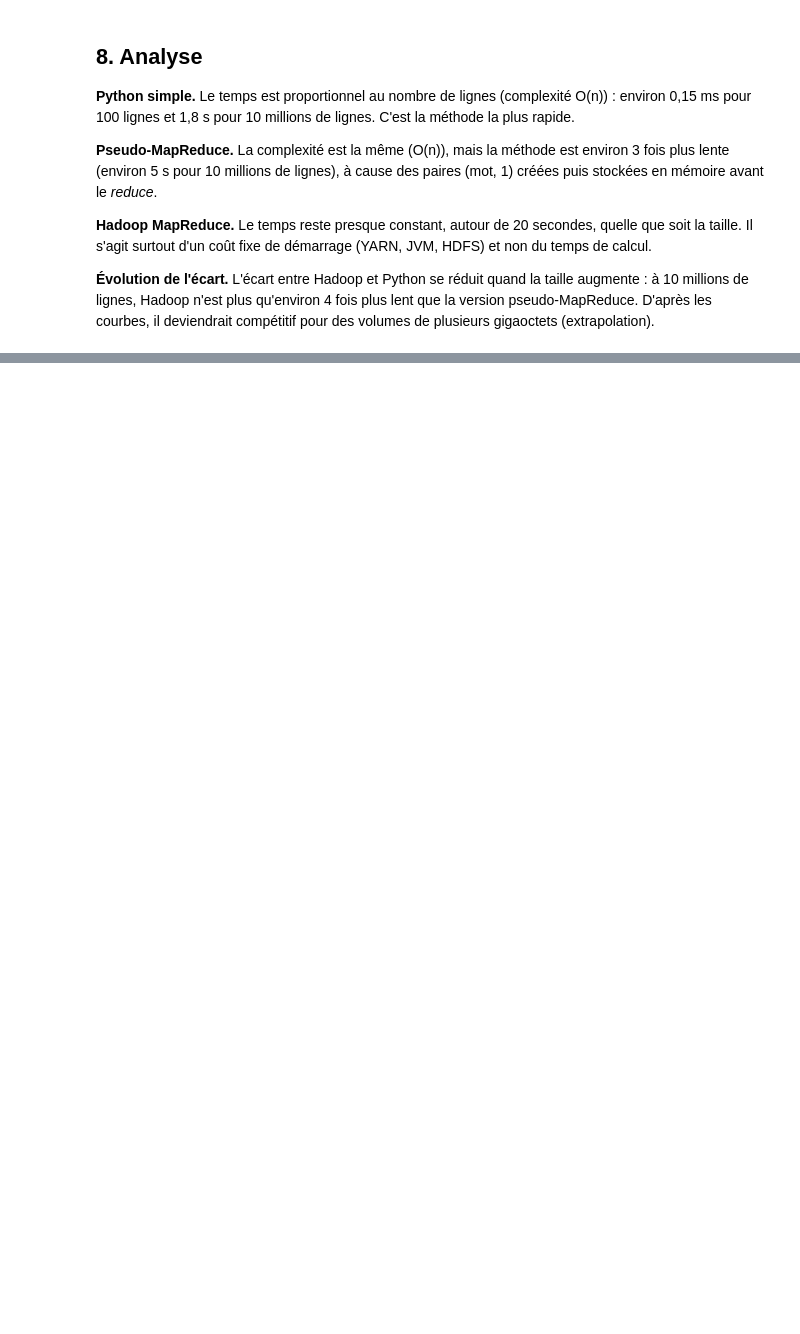
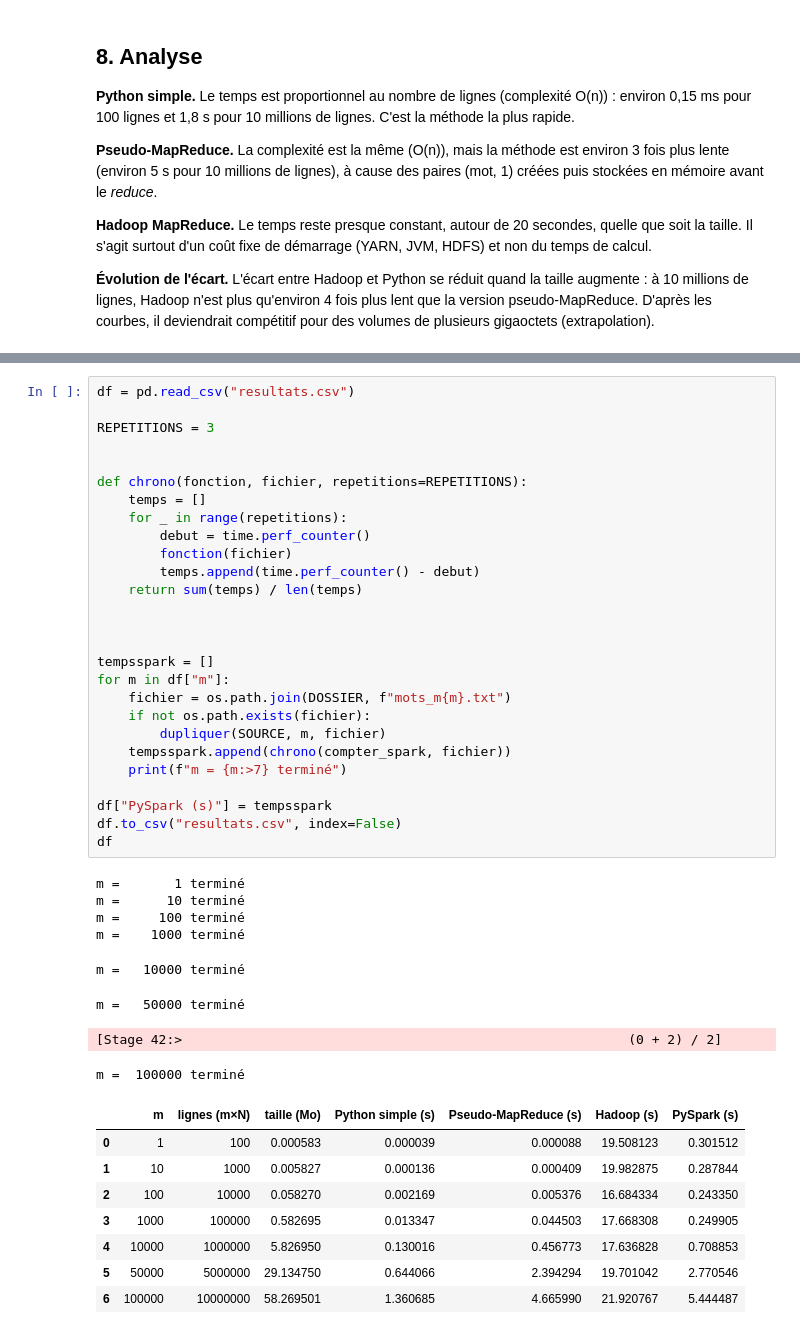
Before and after one commit to DODO43158/bigdata, a Jupyter notebook: comptmts.ipynb, the cells around one changed output, grey strips where cells are left out. Saved outputs shown, nothing was run; the diff lists cells and outputs as text; blank space fills up the shorter version.

```diff
--- a/comptmts.ipynb
+++ b/comptmts.ipynb
@@ -304,0 +366,44 @@ plt.show()
+# %%
+df = pd.read_csv("resultats.csv")
+
+REPETITIONS = 3
+
+
+def chrono(fonction, fichier, repetitions=REPETITIONS):
+    temps = []
+    for _ in range(repetitions):
+        debut = time.perf_counter()
+        fonction(fichier)
+        temps.append(time.perf_counter() - debut)
+    return sum(temps) / len(temps)
+
+
+
+tempsspark = []
+for m in df["m"]:
+    fichier = os.path.join(DOSSIER, f"mots_m{m}.txt")
+    if not os.path.exists(fichier):
+        dupliquer(SOURCE, m, fichier)
+    tempsspark.append(chrono(compter_spark, fichier))
+    print(f"m = {m:>7} terminé")
+
+df["PySpark (s)"] = tempsspark
+df.to_csv("resultats.csv", index=False)
+df
+# %% [output]
+m =       1 terminé
+m =      10 terminé
+m =     100 terminé
+m =    1000 terminé
+m =   10000 terminé
+m =   50000 terminé
+[Stage 42:>                                                         (0 + 2) / 2]
+m =  100000 terminé
+|  | m | lignes (m×N) | taille (Mo) | Python simple (s) | Pseudo-MapReduce (s) | Hadoop (s) | PySpark (s) |
+| 0 | 1 | 100 | 0.000583 | 0.000039 | 0.000088 | 19.508123 | 0.301512 |
+| 1 | 10 | 1000 | 0.005827 | 0.000136 | 0.000409 | 19.982875 | 0.287844 |
+| 2 | 100 | 10000 | 0.058270 | 0.002169 | 0.005376 | 16.684334 | 0.243350 |
+| 3 | 1000 | 100000 | 0.582695 | 0.013347 | 0.044503 | 17.668308 | 0.249905 |
+| 4 | 10000 | 1000000 | 5.826950 | 0.130016 | 0.456773 | 17.636828 | 0.708853 |
+| 5 | 50000 | 5000000 | 29.134750 | 0.644066 | 2.394294 | 19.701042 | 2.770546 |
+| 6 | 100000 | 10000000 | 58.269501 | 1.360685 | 4.665990 | 21.920767 | 5.444487 |
```
Also changed, not shown: parts of 11 cells of this notebook, 1 other file.
